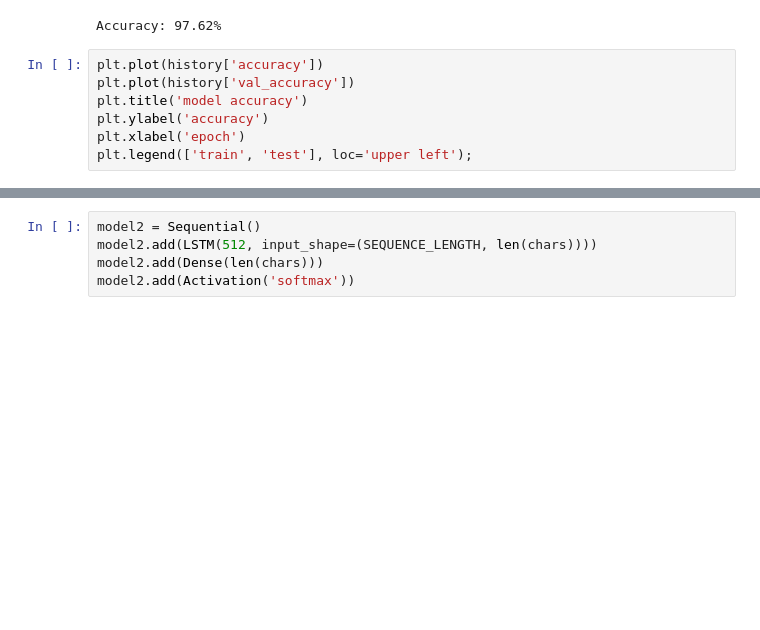
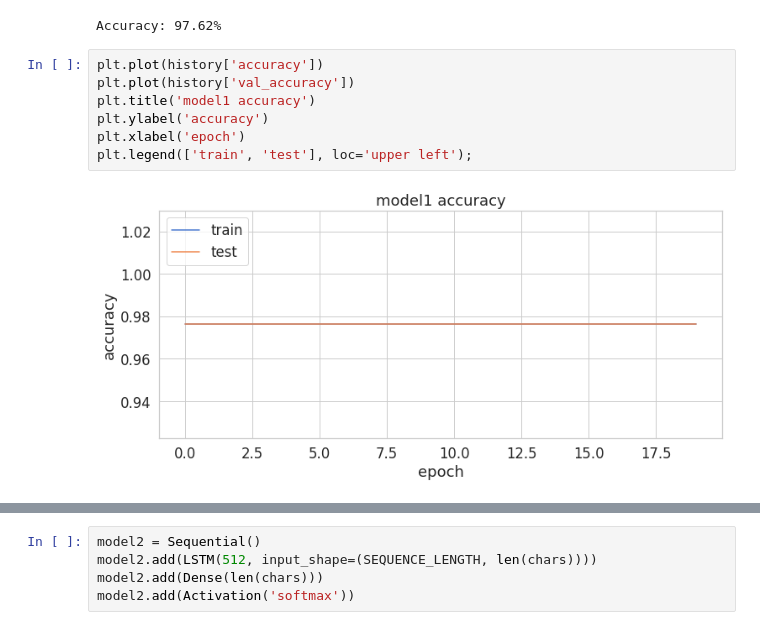
Before and after one commit to ssubbu07/project-repository-next_word_prediction, a Jupyter notebook: NextWordPrediction.ipynb, the cells around one changed output, grey strips where cells are left out. Cells and saved outputs as stored; diff of their text form; blank space fills up the shorter version.

```diff
--- a/NextWordPrediction.ipynb
+++ b/NextWordPrediction.ipynb
@@ -134,10 +136,12 @@ Accuracy: 97.62%
 # %%
 plt.plot(history['accuracy'])
 plt.plot(history['val_accuracy'])
-plt.title('model accuracy')
+plt.title('model1 accuracy')
 plt.ylabel('accuracy')
 plt.xlabel('epoch')
 plt.legend(['train', 'test'], loc='upper left');
+# %% [output]
+[figure, added]
 # %%
 plt.plot(history['loss'])
 plt.plot(history['val_loss'])
```
Also changed, not shown: parts of 12 cells of this notebook, 1 other file.
